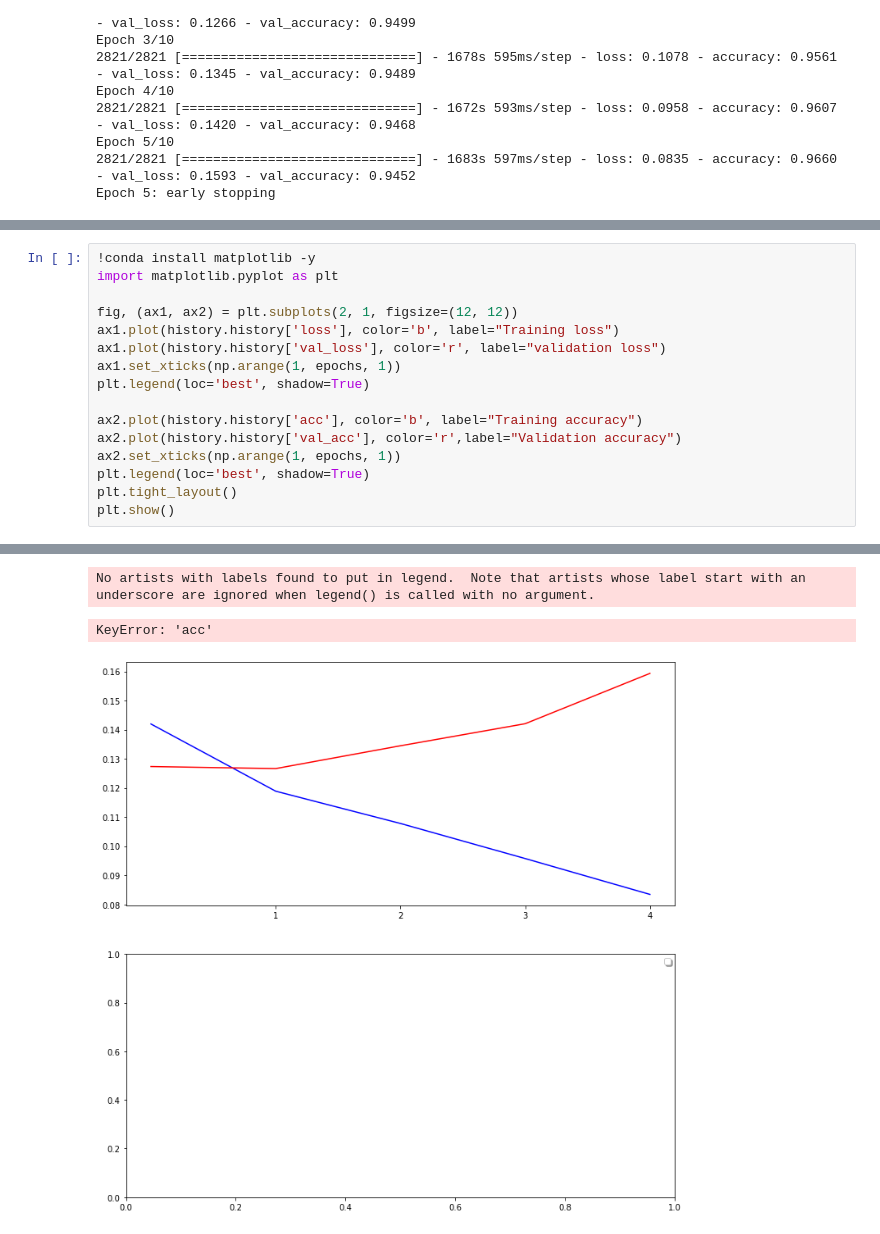
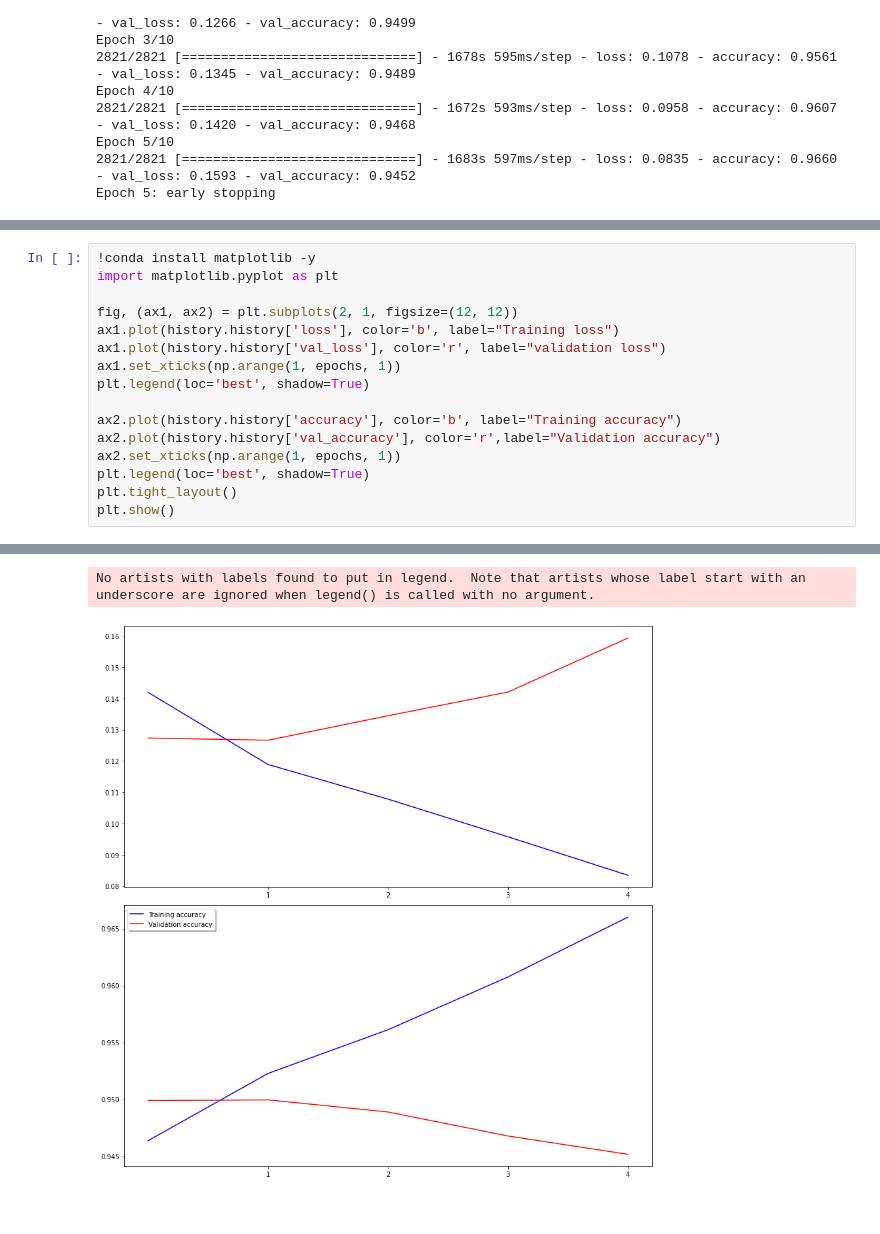
Before and after one commit to antonieti/Atividade-d3top, a Jupyter notebook: Atividade_CP3013383.ipynb, the cells around one changed output, grey strips where cells are left out. Cells and saved outputs as stored; diff of their text form.

```diff
--- a/Atividade_CP3013383.ipynb
+++ b/Atividade_CP3013383.ipynb
@@ -394,36 +418,35 @@ Epoch 5: early stopping
 !conda install matplotlib -y
 import matplotlib.pyplot as plt
 
 fig, (ax1, ax2) = plt.subplots(2, 1, figsize=(12, 12))
 ax1.plot(history.history['loss'], color='b', label="Training loss")
 ax1.plot(history.history['val_loss'], color='r', label="validation loss")
 ax1.set_xticks(np.arange(1, epochs, 1))
 plt.legend(loc='best', shadow=True)
 
-ax2.plot(history.history['acc'], color='b', label="Training accuracy")
-ax2.plot(history.history['val_acc'], color='r',label="Validation accuracy")
+ax2.plot(history.history['accuracy'], color='b', label="Training accuracy")
+ax2.plot(history.history['val_accuracy'], color='r',label="Validation accuracy")
 ax2.set_xticks(np.arange(1, epochs, 1))
 plt.legend(loc='best', shadow=True)
 plt.tight_layout()
 plt.show()
 # %% [output]
 Collecting package metadata (current_repodata.json): done
 Solving environment: done
 
 
 ==> WARNING: A newer version of conda exists. <==
   current version: 4.12.0
   latest version: 4.13.0
 
 Please update conda by running
 
     $ conda update -n base conda
 
 
 
 # All requested packages already installed.
 No artists with labels found to put in legend.  Note that artists whose label start with an underscore are ignored when legend() is called with no argument.
-KeyError: 'acc'
-[figure, old version]
+[figure, new version]
 # %%
 print_report(model, X_val, y_val)
```
Also changed, not shown: parts of 3 cells of this notebook.
